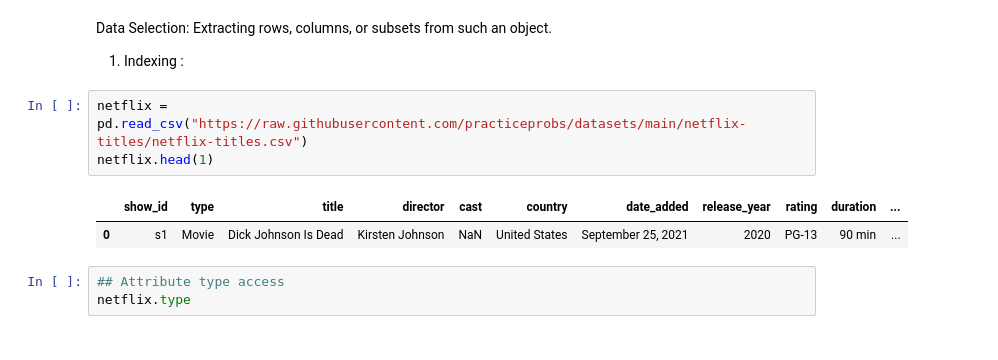
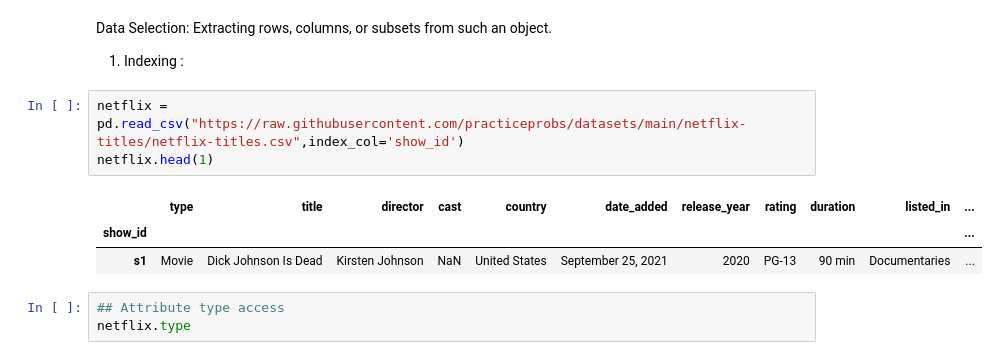
Before and after one commit to bgreat5/ML, a Jupyter notebook: Python/Python_with_Pandas.ipynb, the cells around one changed output. Drawn from its saved outputs; the diff is of its cells as text.

```diff
--- a/Python/Python_with_Pandas.ipynb
+++ b/Python/Python_with_Pandas.ipynb
@@ -437,11 +437,12 @@ Data Selection: Extracting rows, columns, or subsets from such an object.
 
 1. Indexing :
 # %%
-netflix = pd.read_csv("https://raw.githubusercontent.com/practiceprobs/datasets/main/netflix-titles/netflix-titles.csv")
+netflix = pd.read_csv("https://raw.githubusercontent.com/practiceprobs/datasets/main/netflix-titles/netflix-titles.csv",index_col='show_id')
 netflix.head(1)
 # %% [output]
-|  | show_id | type | title | director | cast | country | date_added | release_year | rating | duration | ... |
-| 0 | s1 | Movie | Dick Johnson Is Dead | Kirsten Johnson | NaN | United States | September 25, 2021 | 2020 | PG-13 | 90 min | ... |
+|  | type | title | director | cast | country | date_added | release_year | rating | duration | listed_in | ... |
+| show_id |  |  |  |  |  |  |  |  |  |  | ... |
+| s1 | Movie | Dick Johnson Is Dead | Kirsten Johnson | NaN | United States | September 25, 2021 | 2020 | PG-13 | 90 min | Documentaries | ... |
 # %%
 ## Attribute type access
 netflix.type
```
Also changed, not shown: parts of 10 cells of this notebook.
